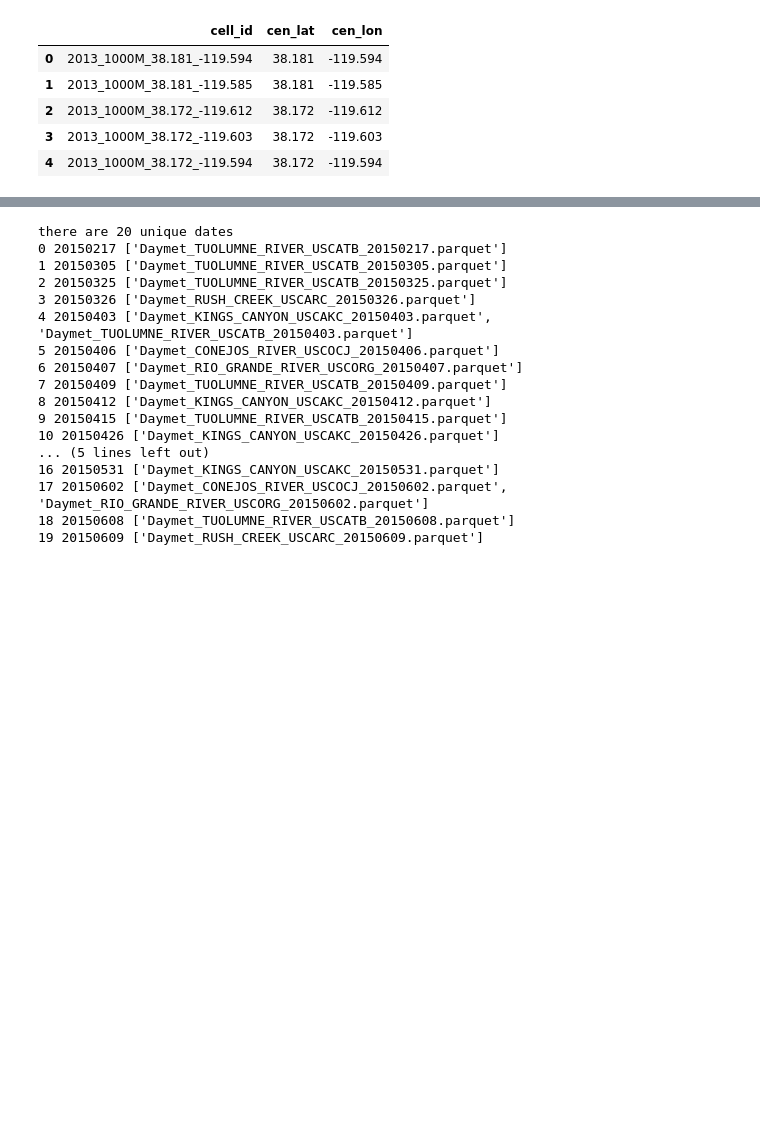
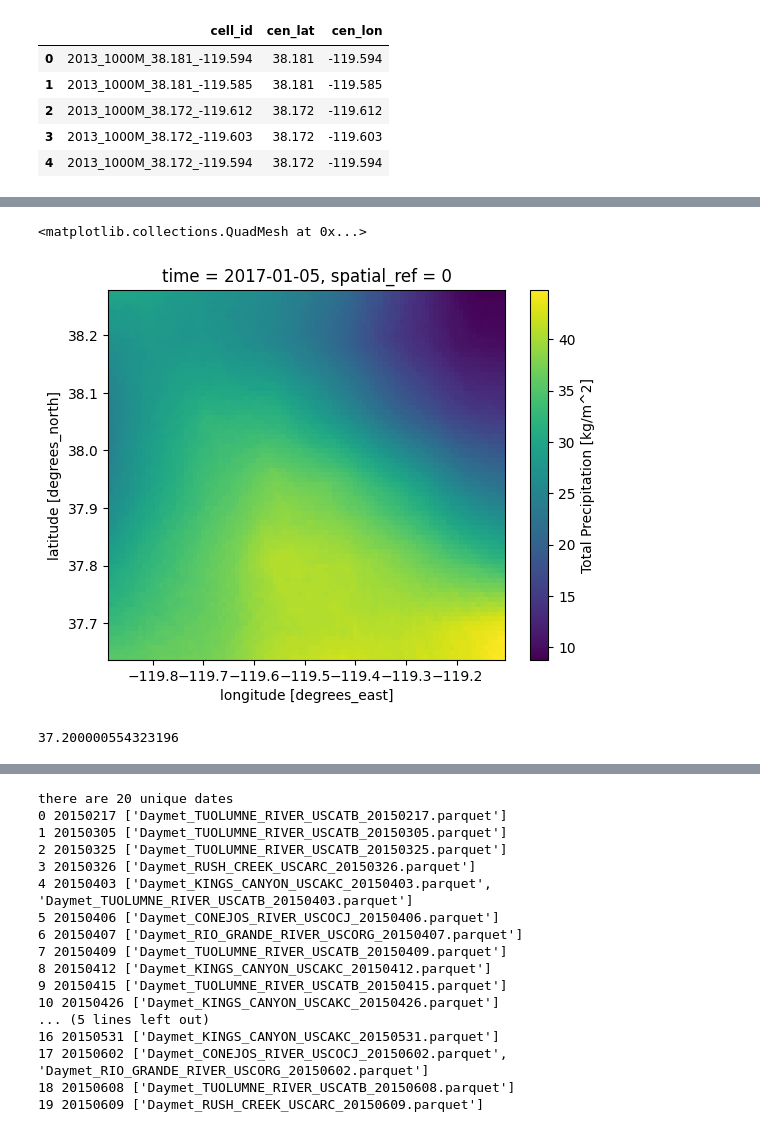
Before and after one commit to whitelightning450/SWEMLv2.0, a Jupyter notebook: Dataprocessing/get_Precip_sandbox.ipynb, the cells around one changed output, grey strips where cells are left out. Cells and saved outputs as stored; diff of their text form; code cells hidden in the pictures; blank space fills up the shorter version.

```diff
--- a/Dataprocessing/get_Precip_sandbox.ipynb
+++ b/Dataprocessing/get_Precip_sandbox.ipynb
@@ -332,0 +514,9 @@ def get_daymet_precip_df(WY,output_res,thresh):
+# %%
+obs_precip_transformed.sel(time='2017-01-05').plot.pcolormesh()
+# %% [output]
+<matplotlib.collections.QuadMesh at 0x...>
+[figure, added]
+# %%
+obs_precip_transformed.sel(x=-119.555,y=37.95,time='2017-01-05',method='nearest').item()
+# %% [output]
+37.200000554323196
```
Also changed, not shown: parts of 25 cells of this notebook, 5 other files.
